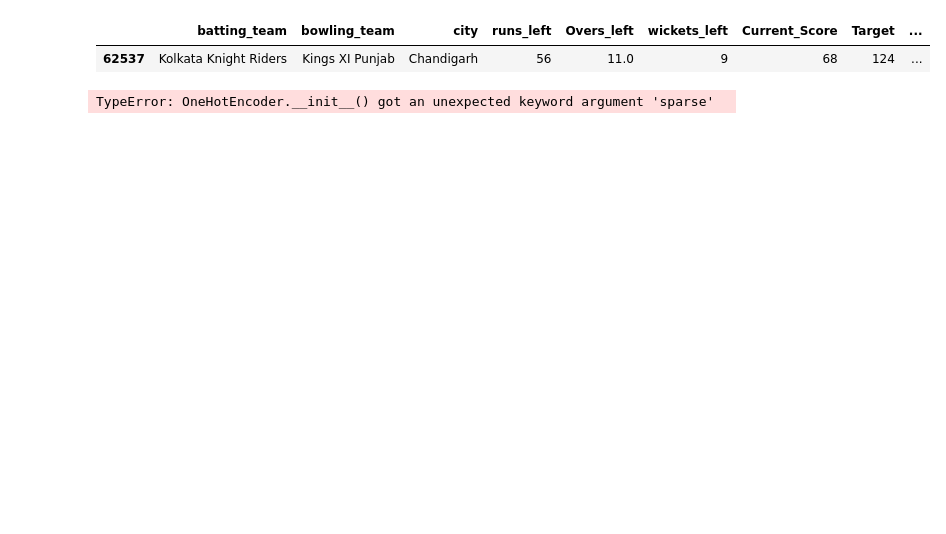
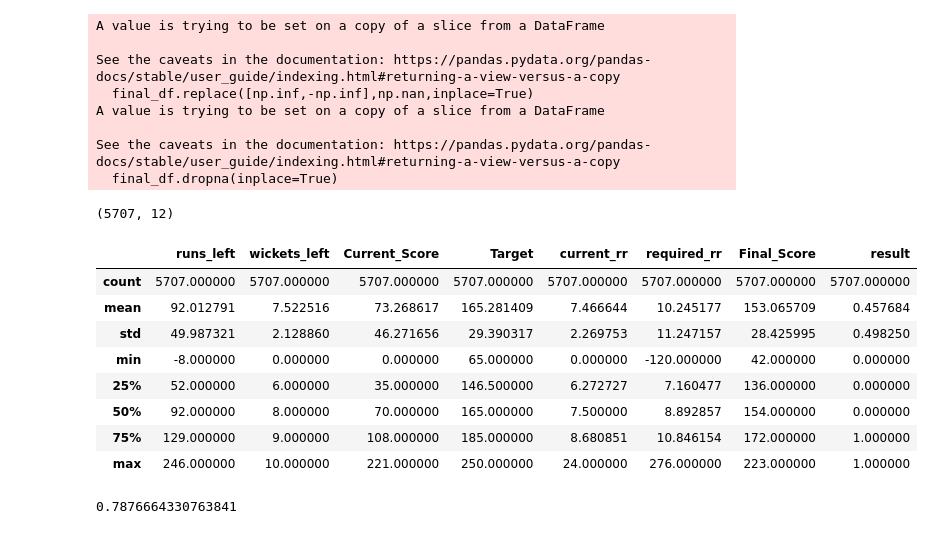
Before and after one commit to vedprakash8721/Cricket-Score-Predictor, a Jupyter notebook: Notebook/Load_and_clean_data.ipynb, the cells around one changed output. Saved outputs shown, nothing was run; the diff lists cells and outputs as text; code cells hidden in the pictures; blank space fills up the shorter version.

Commit message:
Reducing the data set ,only taking 10% because it takes too much time to execute

```diff
--- a/Notebook/Load_and_clean_data.ipynb
+++ b/Notebook/Load_and_clean_data.ipynb
@@ -110,22 +110,22 @@ def result(row):
     else:
         return 0
 delivery_df['result']=delivery_df.apply(result,axis=1)
-delivery_df['result']=delivery_df['result'].map({1:'Won',0:'Lost'})
+# delivery_df['result']=delivery_df['result'].map({1:'Won',0:'Lost'})
 display(delivery_df)
 
 final_df=delivery_df[['batting_team','bowling_team','city','runs_left','Overs_left',
                      'wickets_left','Current_Score','Target','current_rr','required_rr','Final_Score','result','date']]
 
 #shuffling the data for best output of model
-final_df=final_df.sample(final_df.shape[0])
-display(final_df)
+# final_df=final_df.sample(final_df.shape[0])
+# display(final_df)
 
-display(final_df.sample())
-display(match_df.shape)
-display(delivery_df.shape)
-display(match.shape)
-final_df=final_df.sample(final_df.shape[0])
-display(final_df.sample())
+# display(final_df.sample())
+# display(match_df.shape)
+# display(delivery_df.shape)
+# display(match.shape)
+# final_df=final_df.sample(final_df.shape[0])
+# display(final_df.sample())
 # %% [output]
 |  | id | Season | city | date | team1 | team2 | toss_winner | toss_decision | result | dl_applied | ... |
 | 0 | 1 | IPL-2017 | Hyderabad | 05-04-2017 | Sunrisers Hyderabad | Royal Challengers Bangalore | Royal Challengers Bangalore | field | normal | 0 | ... |
@@ -178,20 +178,55 @@ Name: count, dtype: int64
 # %%
-display(final_df.sample())
-# Training the Model:
-# x=final_df.iloc[:,:-1] # till last column (except last line)
-y=final_df.iloc[:,-1] # takes only last line
+# ------------------Training the Model----------------------
+""" there is an issue i.e. the data set final_df is too large to train the model it takes more and more time lets reduce"""
+# data cleaning:
+final_df.replace([np.inf,-np.inf],np.nan,inplace=True)
+final_df.dropna(inplace=True)
+sample_df=final_df.sample(frac=0.1,random_state=1)
+# feature and target split
+x=sample_df.iloc[:,:-1] # till last column (except last line)
+y=sample_df.iloc[:,-1] # takes only last line
 from sklearn.model_selection import train_test_split # this function helps to divide dataset into two parts: 1: training set 2: test set
-X_train,X_test,y_train,y_test=train_test_split(x,y,test_size=.2,random_state=1)
-X_train
+x_train,x_test,y_train,y_test=train_test_split(x,y,test_size=.2,random_state=1)
+display(x_train.shape)
 from sklearn.compose import ColumnTransformer
+# columnTransformer use : Which columns to transform .How to transform them . What to do with the remaining columns
 from sklearn.preprocessing import OneHotEncoder
-trf=ColumnTransformer([('trf',OneHotEncoder(sparse=False,drop='first'),['batting_team','bowling_team','city','result'])],remainder='passthrough')
+# trf is name of variable that is columntransformer
+trf=ColumnTransformer([('trf',OneHotEncoder(sparse_output=False,drop='first'),['batting_team','bowling_team','city'])],remainder='passthrough')
 from sklearn.linear_model import LogisticRegression
 from sklearn.pipeline import Pipeline
+# Pipeline ? : This imports the Pipeline class, which allows you to combine multiple preprocessing and modeling steps into a single streamlined object
+# model pipeline
 pipe=Pipeline(steps=[('step1',trf),
                      ('step2',LogisticRegression(solver='liblinear'))])
-final_df.isnull().sum()
+# step 1 encoding /// step 2 apply logistic regression
+# final_df.isnull().sum()
+sample_df.dropna(inplace=True)
+display(x_train.describe()) # required run rate is stands from -infinity to +inf because of jab runs chahiye aur ball na bachi ho.
+# model training
+pipe.fit(x_train,y_train)
+y_pred=pipe.predict(x_test)
+# model evaluation
+from sklearn.metrics import accuracy_score
+acc=accuracy_score(y_test,y_pred)
+display(acc)
 # %% [output]
+A value is trying to be set on a copy of a slice from a DataFrame
+
+See the caveats in the documentation: https://pandas.pydata.org/pandas-docs/stable/user_guide/indexing.html#returning-a-view-versus-a-copy
+  final_df.replace([np.inf,-np.inf],np.nan,inplace=True)
+A value is trying to be set on a copy of a slice from a DataFrame
+
+See the caveats in the documentation: https://pandas.pydata.org/pandas-docs/stable/user_guide/indexing.html#returning-a-view-versus-a-copy
+  final_df.dropna(inplace=True)
+(5707, 12)
-|  | batting_team | bowling_team | city | runs_left | Overs_left | wickets_left | Current_Score | Target | ... |
-| 62537 | Kolkata Knight Riders | Kings XI Punjab | Chandigarh | 56 | 11.0 | 9 | 68 | 124 | ... |
+|  | runs_left | wickets_left | Current_Score | Target | current_rr | required_rr | Final_Score | result |
+| count | 5707.000000 | 5707.000000 | 5707.000000 | 5707.000000 | 5707.000000 | 5707.000000 | 5707.000000 | 5707.000000 |
+| mean | 92.012791 | 7.522516 | 73.268617 | 165.281409 | 7.466644 | 10.245177 | 153.065709 | 0.457684 |
+| std | 49.987321 | 2.128860 | 46.271656 | 29.390317 | 2.269753 | 11.247157 | 28.425995 | 0.498250 |
+| min | -8.000000 | 0.000000 | 0.000000 | 65.000000 | 0.000000 | -120.000000 | 42.000000 | 0.000000 |
+| 25% | 52.000000 | 6.000000 | 35.000000 | 146.500000 | 6.272727 | 7.160477 | 136.000000 | 0.000000 |
+| 50% | 92.000000 | 8.000000 | 70.000000 | 165.000000 | 7.500000 | 8.892857 | 154.000000 | 0.000000 |
+| 75% | 129.000000 | 9.000000 | 108.000000 | 185.000000 | 8.680851 | 10.846154 | 172.000000 | 1.000000 |
+| max | 246.000000 | 10.000000 | 221.000000 | 250.000000 | 24.000000 | 276.000000 | 223.000000 | 1.000000 |
-TypeError: OneHotEncoder.__init__() got an unexpected keyword argument 'sparse'
+0.7876664330763841
```
Also changed, not shown: parts of 1 cell of this notebook.
